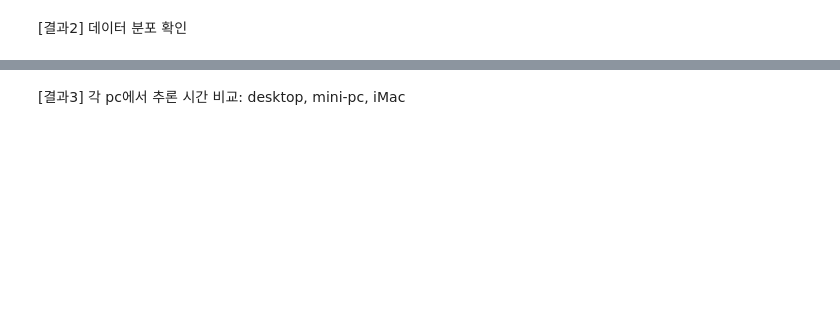
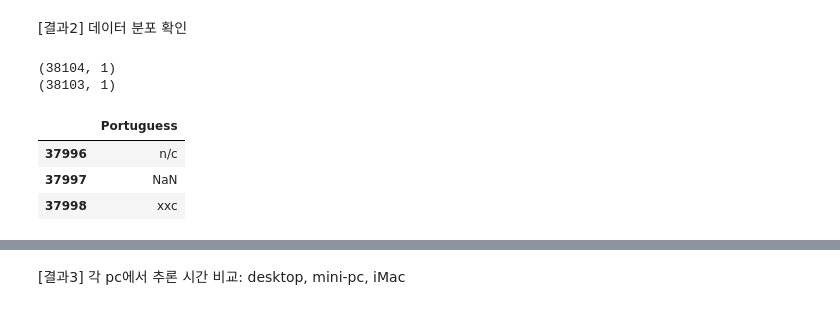
Before and after one commit to jmhwang-dev/e-commerce, a Jupyter notebook: eda/review/run.ipynb, the cells around one changed output, grey strips where cells are left out. Cells and saved outputs as stored; diff of their text form; code cells hidden in the pictures; blank space fills up the shorter version.

```diff
--- a/eda/review/run.ipynb
+++ b/eda/review/run.ipynb
@@ -34,2 +32,17 @@ Size of preprocessed reviews: (42609, 3)
 # %% [markdown]
 [결과2] 데이터 분포 확인
+# %%
+all_df = pd.read_csv("../../translate/artifact/all_portuguess.txt", header=None)
+all_df.rename(columns={0: "Portuguess"}, inplace=True)
+print(all_df.shape)
+print(all_df.dropna().shape)
+# %% [output]
+(38104, 1)
+(38103, 1)
+# %%
+all_df.loc[37996:37998]
+# %% [output]
+|  | Portuguess |
+| 37996 | n/c |
+| 37997 | NaN |
+| 37998 | xxc |
```
Also changed, not shown: parts of 13 cells of this notebook, 1 other file.
